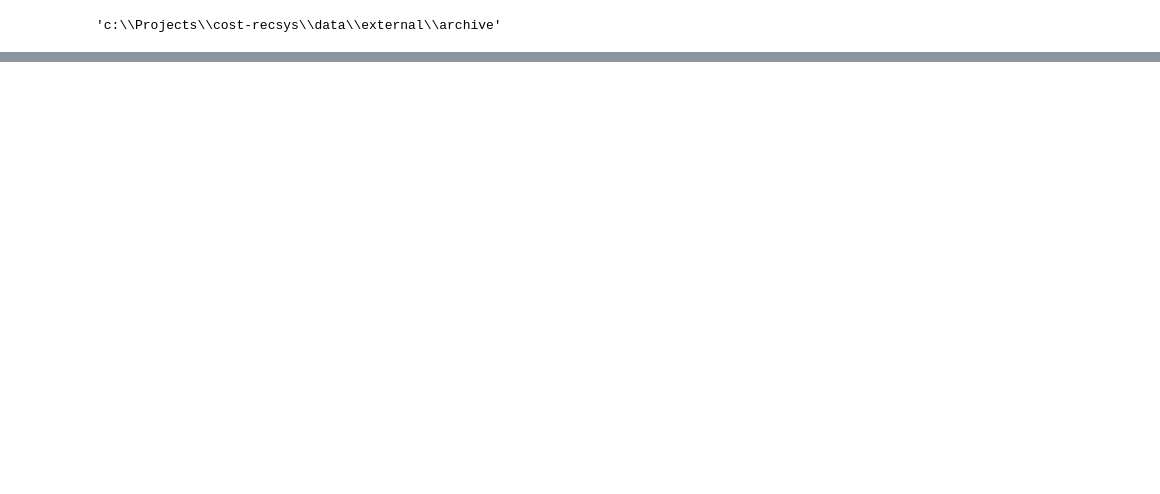
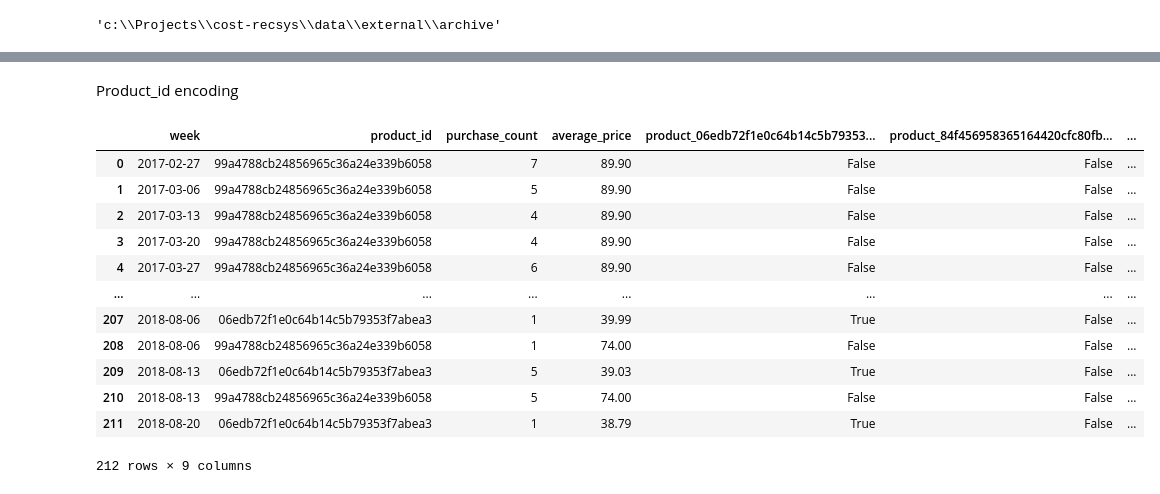
Before and after one commit to citec-spbu/cost-recsys, a Jupyter notebook: notebooks/data_exploration.ipynb, the cells around one changed output, grey strips where cells are left out. Cells and saved outputs as stored; diff of their text form; code cells hidden in the pictures; blank space fills up the shorter version.

Commit message:
Data exploration update

```diff
--- a/notebooks/data_exploration.ipynb
+++ b/notebooks/data_exploration.ipynb
@@ -28,0 +66,3 @@ orders.head()
+# %%
+dataset.drop("order_id", axis=1, inplace=True)
+dataset
@@ -28,0 +109,14 @@ orders.head()
+# %%
+# Count the occurrences of each product_id
+product_counts = dataset["product_id"].value_counts()
+
+# Get the top 5 product_ids with the most purchases
+top_5_products = product_counts.head(5).index
+
+# Filter the dataset to include only these top 5 products
+top_5_dataset = dataset[dataset["product_id"].isin(top_5_products)]
+
+# Display the result
+top_5_dataset = top_5_dataset.reset_index(drop=True)
+
+top_5_dataset
@@ -28,0 +137,3 @@ orders.head()
+# %%
+top_5_dataset.drop("product_category_name", axis=1, inplace=True)
+top_5_dataset
@@ -28,0 +154,12 @@ orders.head()
+# %%
+top_5_dataset = (
+    top_5_dataset
+    .groupby(['week', 'product_id'])
+    .agg(
+        purchase_count=('price', 'size'),  # Count the number of rows (purchases)
+        average_price=('price', 'mean')    # Calculate the average price
+    )
+    .reset_index()
+)
+
+top_5_dataset
@@ -28,0 +180,25 @@ orders.head()
+# %% [markdown]
+Product_id encoding
+# %%
+# Perform one-hot encoding for the 'product_id' column
+one_hot_encoded = pd.get_dummies(top_5_dataset["product_id"], prefix="product")
+
+# Combine the one-hot encoded data with the original dataset
+top_5_dataset = pd.concat([top_5_dataset.reset_index(drop=True), one_hot_encoded], axis=1)
+
+# Display the resulting dataset with one-hot encoding
+top_5_dataset
+# %% [output]
+|  | week | product_id | purchase_count | average_price | product_06edb72f1e0c64b14c5b79353... | product_84f456958365164420cfc80fb... | ... |
+| 0 | 2017-02-27 | 99a4788cb24856965c36a24e339b6058 | 7 | 89.90 | False | False | ... |
+| 1 | 2017-03-06 | 99a4788cb24856965c36a24e339b6058 | 5 | 89.90 | False | False | ... |
+| 2 | 2017-03-13 | 99a4788cb24856965c36a24e339b6058 | 4 | 89.90 | False | False | ... |
+| 3 | 2017-03-20 | 99a4788cb24856965c36a24e339b6058 | 4 | 89.90 | False | False | ... |
+| 4 | 2017-03-27 | 99a4788cb24856965c36a24e339b6058 | 6 | 89.90 | False | False | ... |
+| ... | ... | ... | ... | ... | ... | ... | ... |
+| 207 | 2018-08-06 | 06edb72f1e0c64b14c5b79353f7abea3 | 1 | 39.99 | True | False | ... |
+| 208 | 2018-08-06 | 99a4788cb24856965c36a24e339b6058 | 1 | 74.00 | False | False | ... |
+| 209 | 2018-08-13 | 06edb72f1e0c64b14c5b79353f7abea3 | 5 | 39.03 | True | False | ... |
+| 210 | 2018-08-13 | 99a4788cb24856965c36a24e339b6058 | 5 | 74.00 | False | False | ... |
+| 211 | 2018-08-20 | 06edb72f1e0c64b14c5b79353f7abea3 | 1 | 38.79 | True | False | ... |
+212 rows × 9 columns
```
Also changed, not shown: parts of 14 cells of this notebook.
